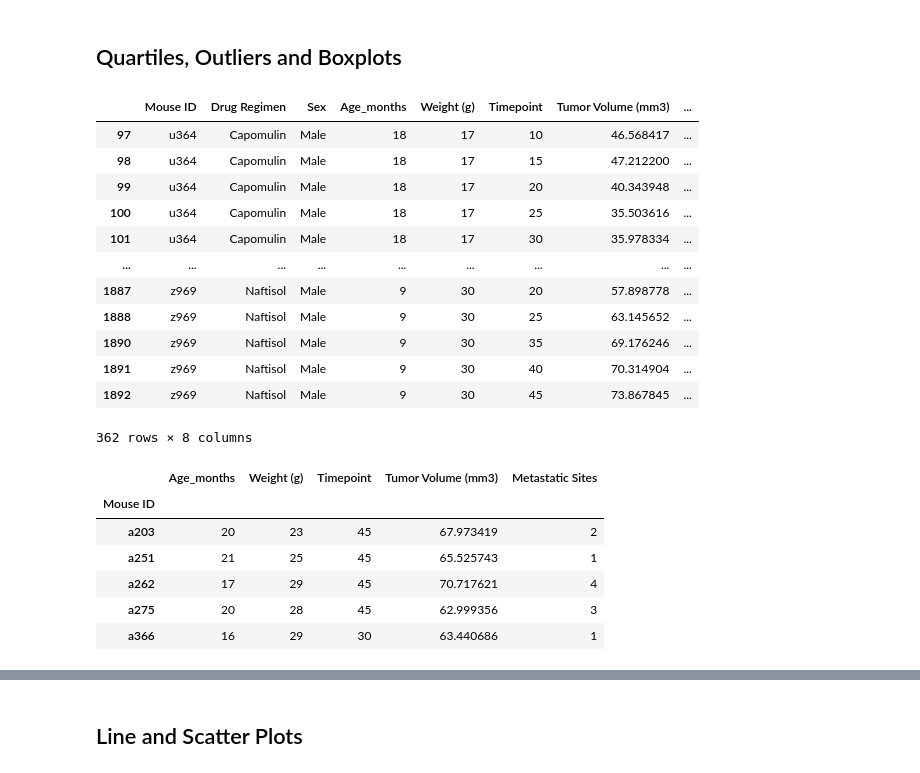
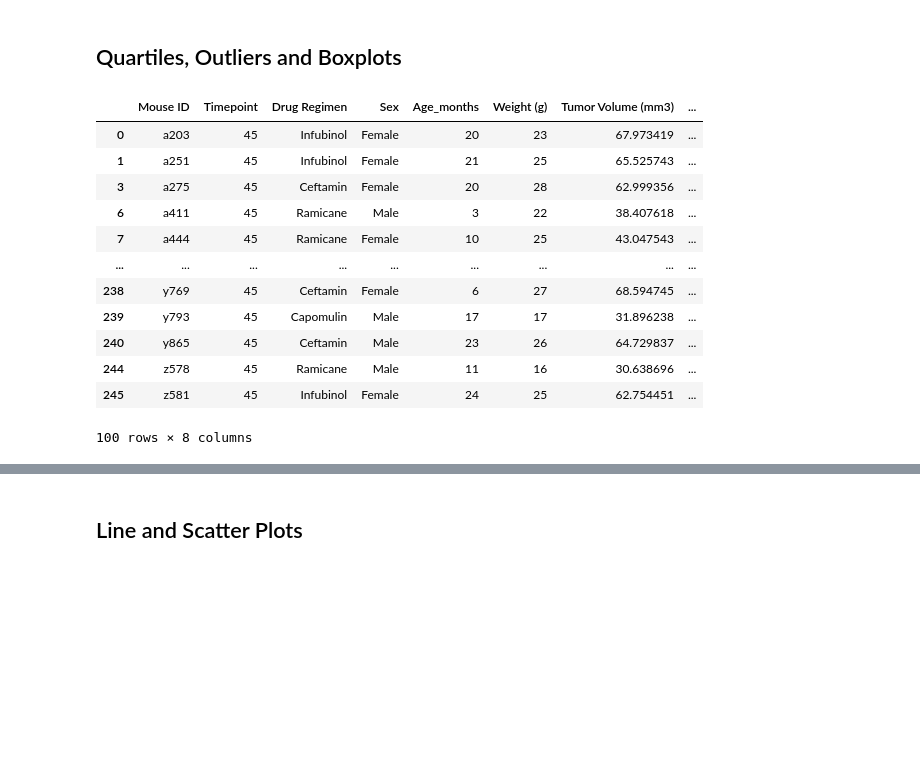
Before and after one commit to kbrantner/pymaceuticals, a Jupyter notebook: starter_code/Pymaceuticals/pymaceuticals_starter-Copy1.ipynb, the cells around one changed output, grey strips where cells are left out. Drawn from its saved outputs; the diff is of its cells as text; code cells hidden in the pictures; blank space fills up the shorter version.

```diff
--- a/starter_code/Pymaceuticals/pymaceuticals_starter-Copy1.ipynb
+++ b/starter_code/Pymaceuticals/pymaceuticals_starter-Copy1.ipynb
@@ -52,0 +61,6 @@ IndexingError: Unalignable boolean Series provided as indexer (index of the bool
+# %%
+
+merged_df=merged_df.loc[merged_df["Mouse ID"]!="g989"]
+
+
+merged_df
@@ -237,43 +254,43 @@ plt.show()
 ## Quartiles, Outliers and Boxplots
 # %%
 #time_point=merged_df.groupby('Timepoint')
-merged_df[(merged_df["Metastatic Sites"]==4)|(merged_df["Metastatic Sites"]==2)]
+#merged_df[(merged_df["Metastatic Sites"]==4)|(merged_df["Metastatic Sites"]==2)]
-# %% [output]
-|  | Mouse ID | Drug Regimen | Sex | Age_months | Weight (g) | Timepoint | Tumor Volume (mm3) | ... |
-| 97 | u364 | Capomulin | Male | 18 | 17 | 10 | 46.568417 | ... |
-| 98 | u364 | Capomulin | Male | 18 | 17 | 15 | 47.212200 | ... |
-| 99 | u364 | Capomulin | Male | 18 | 17 | 20 | 40.343948 | ... |
-| 100 | u364 | Capomulin | Male | 18 | 17 | 25 | 35.503616 | ... |
-| 101 | u364 | Capomulin | Male | 18 | 17 | 30 | 35.978334 | ... |
-| ... | ... | ... | ... | ... | ... | ... | ... | ... |
-| 1887 | z969 | Naftisol | Male | 9 | 30 | 20 | 57.898778 | ... |
-| 1888 | z969 | Naftisol | Male | 9 | 30 | 25 | 63.145652 | ... |
-| 1890 | z969 | Naftisol | Male | 9 | 30 | 35 | 69.176246 | ... |
-| 1891 | z969 | Naftisol | Male | 9 | 30 | 40 | 70.314904 | ... |
-| 1892 | z969 | Naftisol | Male | 9 | 30 | 45 | 73.867845 | ... |
-362 rows × 8 columns
 # %%
 # Calculate the final tumor volume of each mouse across four of the treatment regimens:
 # Capomulin, Ramicane, Infubinol, and Ceftamin
 
 # Start by getting the last (greatest) timepoint for each mouse
 
-time_point=merged_df.groupby('Timepoint')
 
 #time_point.max()
+#https://stackoverflow.com/questions/27488080/python-pandas-filter-rows-after-groupby
+#mouse_id=merged_df.loc[merged_df.groupby(["Mouse ID"])["Timepoint"].idxmax()]
+#help from Bethany
+mouse_id=merged_df.groupby(["Mouse ID"])["Timepoint"].max()
+#mouse_id=merged_df.groupby('Mouse ID').max(["Timepoint"])(['Drug Regimen']==("Capomulin" | "Ramicane" | "Infubinol" | "Ceftamin"))
 
-mouse_id=merged_df.groupby('Mouse ID').max(["Timepoint"])
 
-mouse_id.head()
-
+#https://stackoverflow.com/questions/12096252/use-a-list-of-values-to-select-rows-from-a-pandas-dataframe
+#mouse_id=mouse_id.loc[mouse_id['Drug Regimen'].isin(["Capomulin", "Ramicane", "Infubinol", "Ceftamin"])]
+mouse_id=mouse_id.reset_index()
+merger_df2=mouse_id.merge(merged_df, on=['Mouse ID', 'Timepoint'], how="left")
 # Merge this group df with the original DataFrame to get the tumor volume at the last timepoint
+merger_df2
+merger_df2=merger_df2.loc[merger_df2['Drug Regimen'].isin(["Capomulin", "Ramicane", "Infubinol", "Ceftamin"])]
+merger_df2
 # %% [output]
-|  | Age_months | Weight (g) | Timepoint | Tumor Volume (mm3) | Metastatic Sites |
-| Mouse ID |  |  |  |  |  |
-| a203 | 20 | 23 | 45 | 67.973419 | 2 |
-| a251 | 21 | 25 | 45 | 65.525743 | 1 |
-| a262 | 17 | 29 | 45 | 70.717621 | 4 |
-| a275 | 20 | 28 | 45 | 62.999356 | 3 |
-| a366 | 16 | 29 | 30 | 63.440686 | 1 |
+|  | Mouse ID | Timepoint | Drug Regimen | Sex | Age_months | Weight (g) | Tumor Volume (mm3) | ... |
+| 0 | a203 | 45 | Infubinol | Female | 20 | 23 | 67.973419 | ... |
+| 1 | a251 | 45 | Infubinol | Female | 21 | 25 | 65.525743 | ... |
+| 3 | a275 | 45 | Ceftamin | Female | 20 | 28 | 62.999356 | ... |
+| 6 | a411 | 45 | Ramicane | Male | 3 | 22 | 38.407618 | ... |
+| 7 | a444 | 45 | Ramicane | Female | 10 | 25 | 43.047543 | ... |
+| ... | ... | ... | ... | ... | ... | ... | ... | ... |
+| 238 | y769 | 45 | Ceftamin | Female | 6 | 27 | 68.594745 | ... |
+| 239 | y793 | 45 | Capomulin | Male | 17 | 17 | 31.896238 | ... |
+| 240 | y865 | 45 | Ceftamin | Male | 23 | 26 | 64.729837 | ... |
+| 244 | z578 | 45 | Ramicane | Male | 11 | 16 | 30.638696 | ... |
+| 245 | z581 | 45 | Infubinol | Female | 24 | 25 | 62.754451 | ... |
+100 rows × 8 columns
 # %%
 # Put treatments into a list for for loop (and later for plot labels)
```
Also changed, not shown: parts of 24 cells of this notebook.
